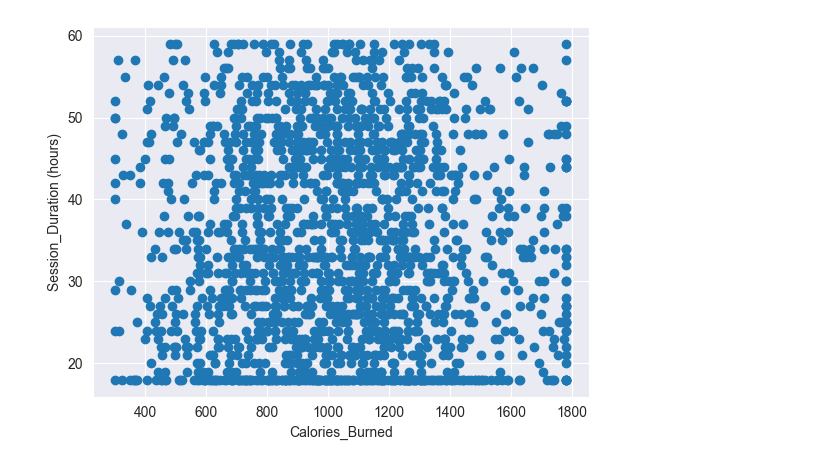
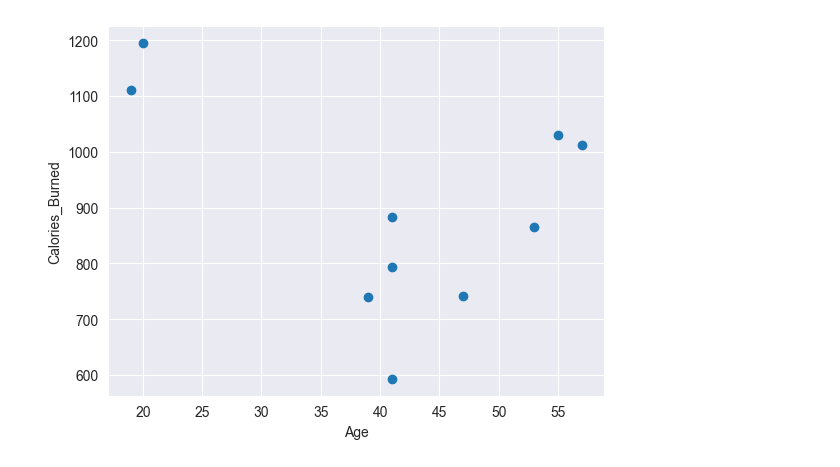
Before and after one commit to Valentin-Meltz/Intro_to_Machine_Learning-Project, a Jupyter notebook: gym_learning.ipynb, the cells around one changed output. Drawn from its saved outputs; the diff is of its cells as text; code cells hidden in the pictures.

```diff
--- a/gym_learning.ipynb
+++ b/gym_learning.ipynb
@@ -11,7 +12,9 @@ from sklearn.preprocessing import StandardScaler, LabelEncoder, MinMaxScaler
 # %%
 # Upload dataset
-gym_data = pd.read_csv('./Data/gym_members_exercise_tracking_synthetic_data.csv')
+gym_data = pd.read_csv('./Data/gym_members_exercise_tracking.csv')
 
 ## Select colomn we want to keep
-gym_col_to_keep = ['Age', 'Weight (kg)', 'Height (m)', 'Avg_BPM', 'Resting_BPM', 'Session_Duration (hours)', 'Calories_Burned', 'Fat_Percentage', 'Water_Intake (liters)', 'Workout_Frequency (days/week)', 'Experience_Level', 'BMI']
+gym_col_to_keep = ['Age', 'Calories_Burned']
 df_gym = gym_data[gym_col_to_keep].copy()
+df_gym = df_gym[10:20]
+df_gym
@@ -37,16 +42,12 @@ BMI                              30
 dtype: int64
-# %%
-## Replace missing value
-for col in gym_col_to_keep:
-    df_gym[col] = df_gym[col].fillna(df_gym[col].median())
 # %%
 ## This task will be unsupervised learning.
 ## Determinig K by visualization
 
 ## plot my two input columns
-plt.scatter(df_gym.Calories_Burned, df_gym['Age'])
-plt.xlabel('Calories_Burned')
-plt.ylabel('Session_Duration (hours)')
+plt.scatter(df_gym.Age, df_gym['Calories_Burned'])
+plt.xlabel('Age')
+plt.ylabel('Calories_Burned')
 plt.show()
 # %% [output]
-[figure, old version]
+[figure, new version]
```
Also changed, not shown: parts of 8 cells of this notebook, 2 other files.
